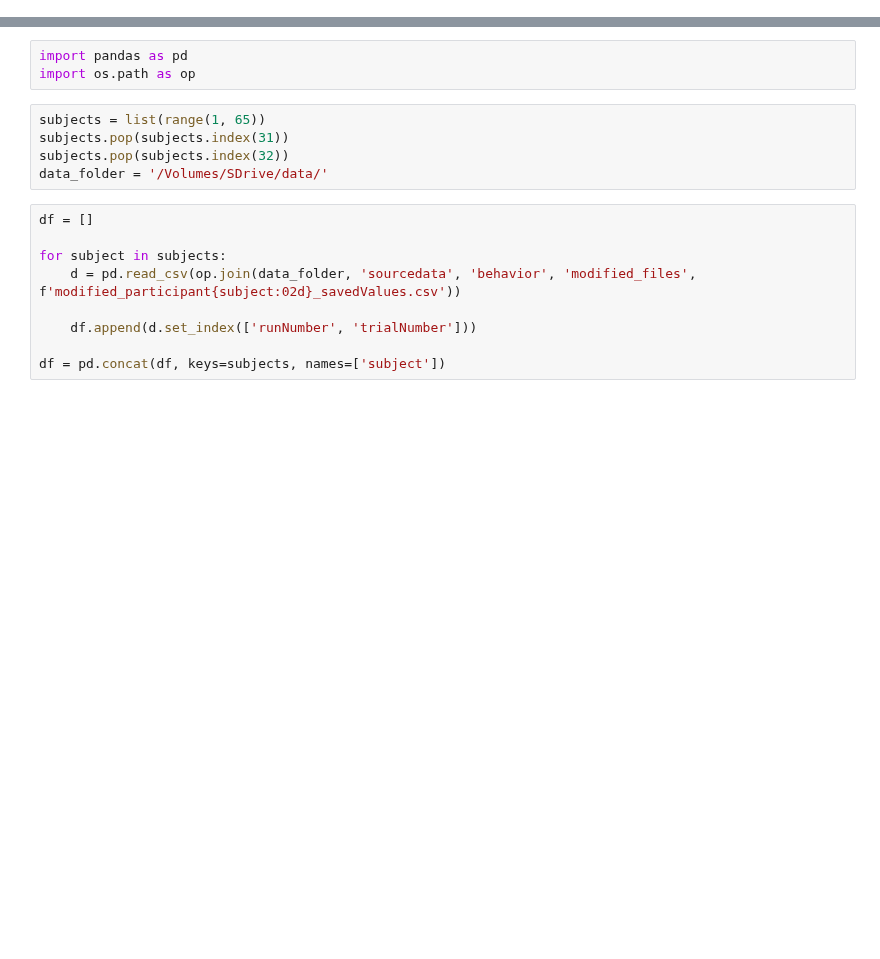
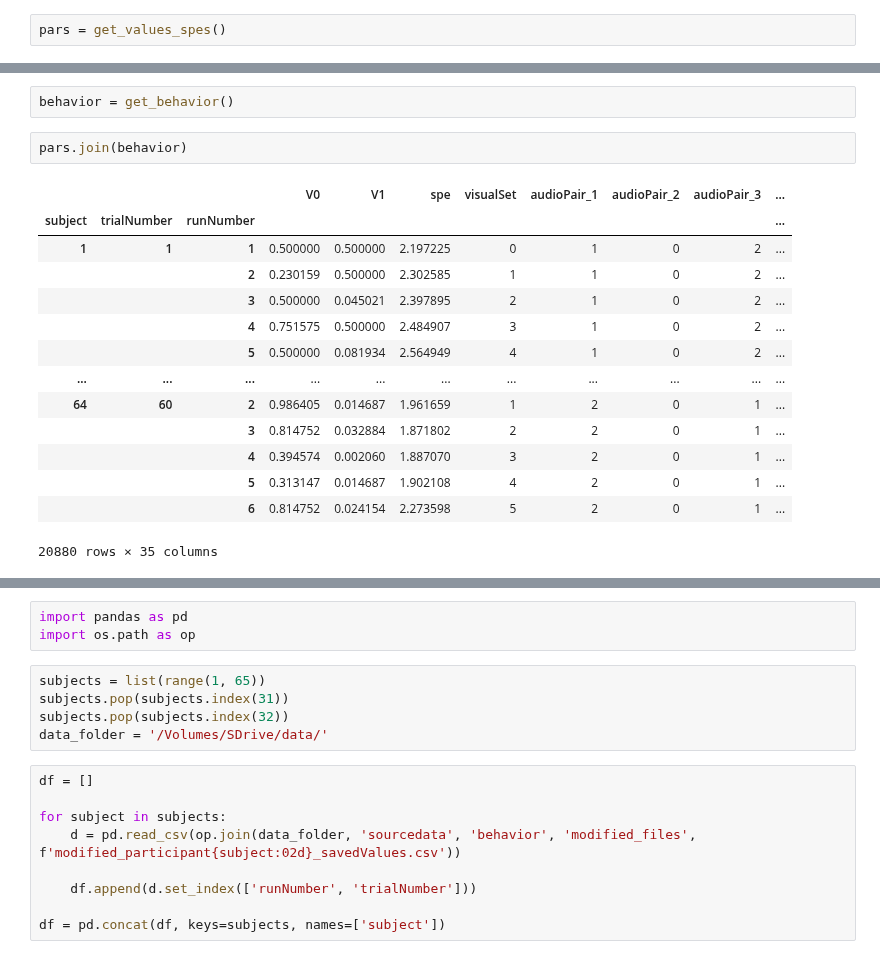
Before and after one commit to ruffgroup/multlearn, a Jupyter notebook: Modelling/Fitting/Untitled-1.ipynb, the cells around one changed output, grey strips where cells are left out. Drawn from its saved outputs; the diff is of its cells as text; blank space fills up the shorter version.

```diff
--- a/Modelling/Fitting/Untitled-1.ipynb
+++ b/Modelling/Fitting/Untitled-1.ipynb
@@ -0,0 +4,2 @@
+# %%
+pars = get_values_spes()
@@ -0,0 +19,19 @@
+# %%
+behavior = get_behavior()
+# %%
+pars.join(behavior)
+# %% [output]
+|  |  |  | V0 | V1 | spe | visualSet | audioPair_1 | audioPair_2 | audioPair_3 | ... |
+| subject | trialNumber | runNumber |  |  |  |  |  |  |  | ... |
+| 1 | 1 | 1 | 0.500000 | 0.500000 | 2.197225 | 0 | 1 | 0 | 2 | ... |
+|  |  | 2 | 0.230159 | 0.500000 | 2.302585 | 1 | 1 | 0 | 2 | ... |
+|  |  | 3 | 0.500000 | 0.045021 | 2.397895 | 2 | 1 | 0 | 2 | ... |
+|  |  | 4 | 0.751575 | 0.500000 | 2.484907 | 3 | 1 | 0 | 2 | ... |
+|  |  | 5 | 0.500000 | 0.081934 | 2.564949 | 4 | 1 | 0 | 2 | ... |
+| ... | ... | ... | ... | ... | ... | ... | ... | ... | ... | ... |
+| 64 | 60 | 2 | 0.986405 | 0.014687 | 1.961659 | 1 | 2 | 0 | 1 | ... |
+|  |  | 3 | 0.814752 | 0.032884 | 1.871802 | 2 | 2 | 0 | 1 | ... |
+|  |  | 4 | 0.394574 | 0.002060 | 1.887070 | 3 | 2 | 0 | 1 | ... |
+|  |  | 5 | 0.313147 | 0.014687 | 1.902108 | 4 | 2 | 0 | 1 | ... |
+|  |  | 6 | 0.814752 | 0.024154 | 2.273598 | 5 | 2 | 0 | 1 | ... |
+20880 rows × 35 columns
```
Also changed, not shown: parts of 7 cells of this notebook, 25 other files.
